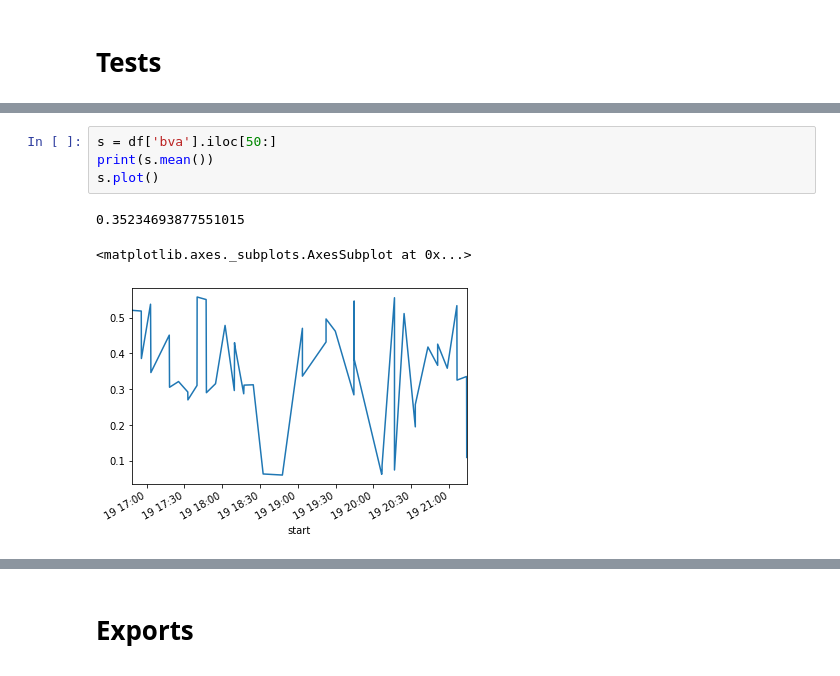
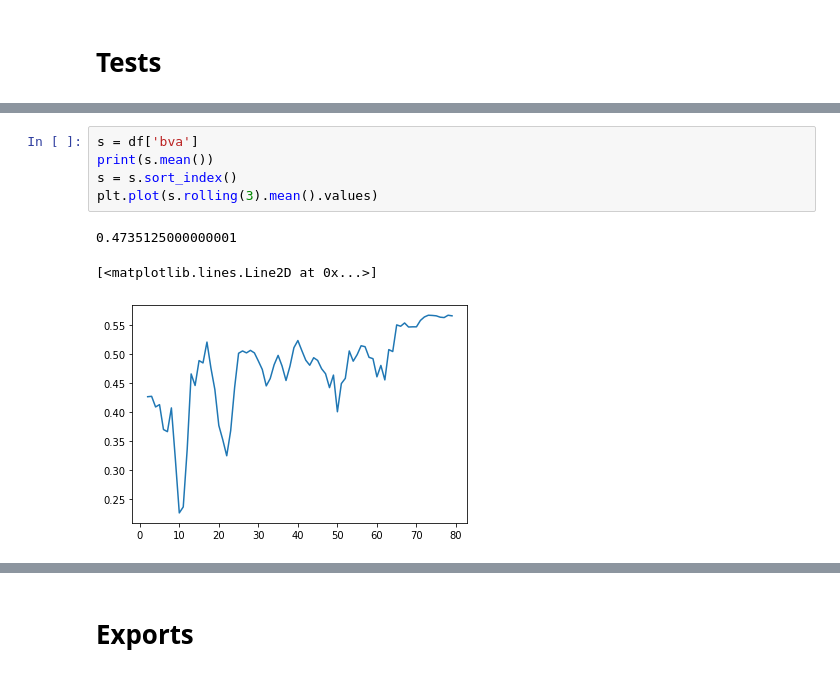
Before and after one commit to bakeryproducts/dHPO, a Jupyter notebook: gen_exp.ipynb, the cells around one changed output, grey strips where cells are left out. Drawn from its saved outputs; the diff is of its cells as text.

```diff
--- a/gen_exp.ipynb
+++ b/gen_exp.ipynb
@@ -185,11 +182,12 @@ df.sort_index(ascending=False).head(10)
 # %%
-s = df['bva'].iloc[50:]
+s = df['bva']
 print(s.mean())
-s.plot()
+s = s.sort_index()
+plt.plot(s.rolling(3).mean().values)
 # %% [output]
-0.35234693877551015
+0.4735125000000001
-<matplotlib.axes._subplots.AxesSubplot at 0x...>
+[<matplotlib.lines.Line2D at 0x...>]
-[figure, old version]
+[figure, new version]
 # %%
 df['tt'].sum()
 # %% [output]
```
Also changed, not shown: parts of 9 cells of this notebook, 8 other files.
